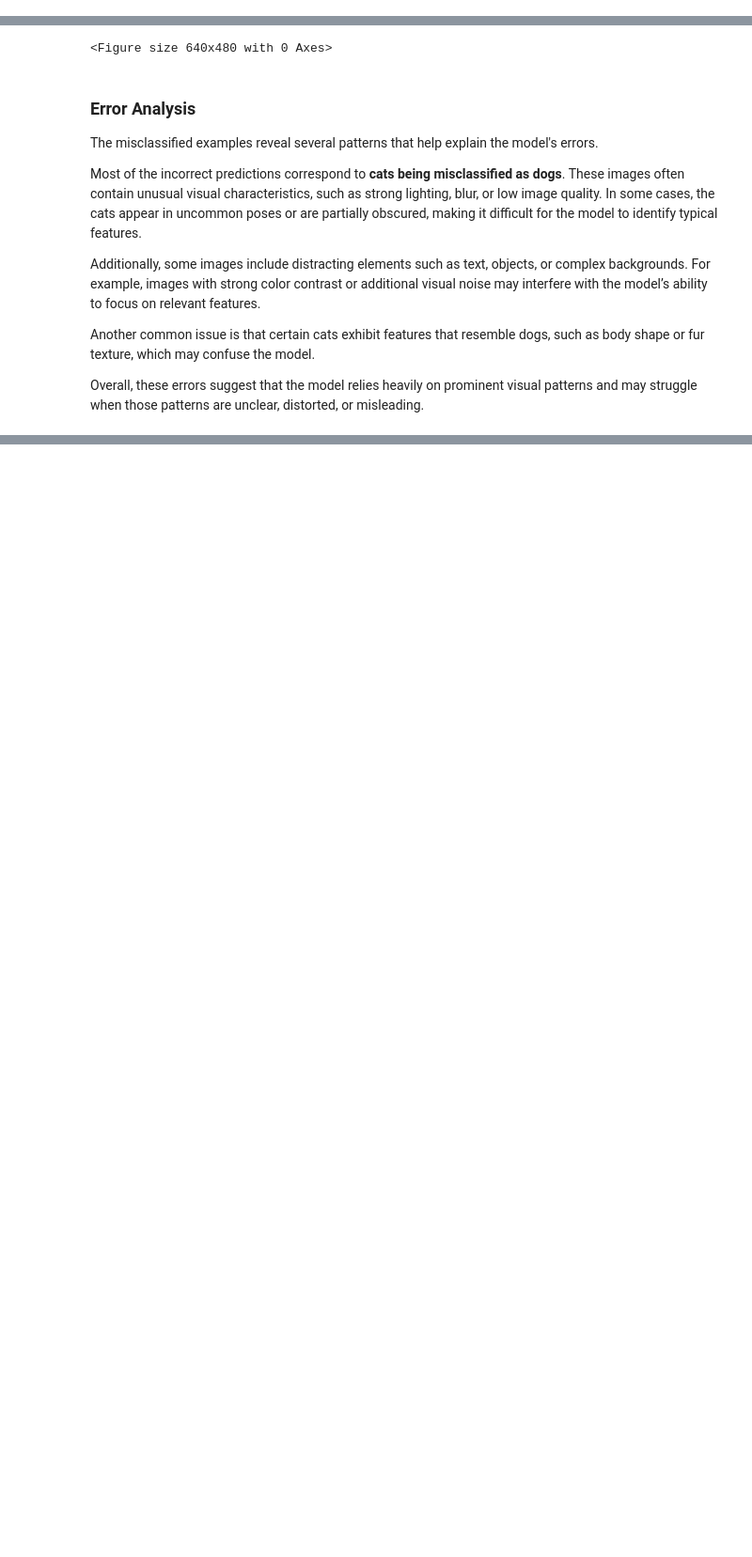
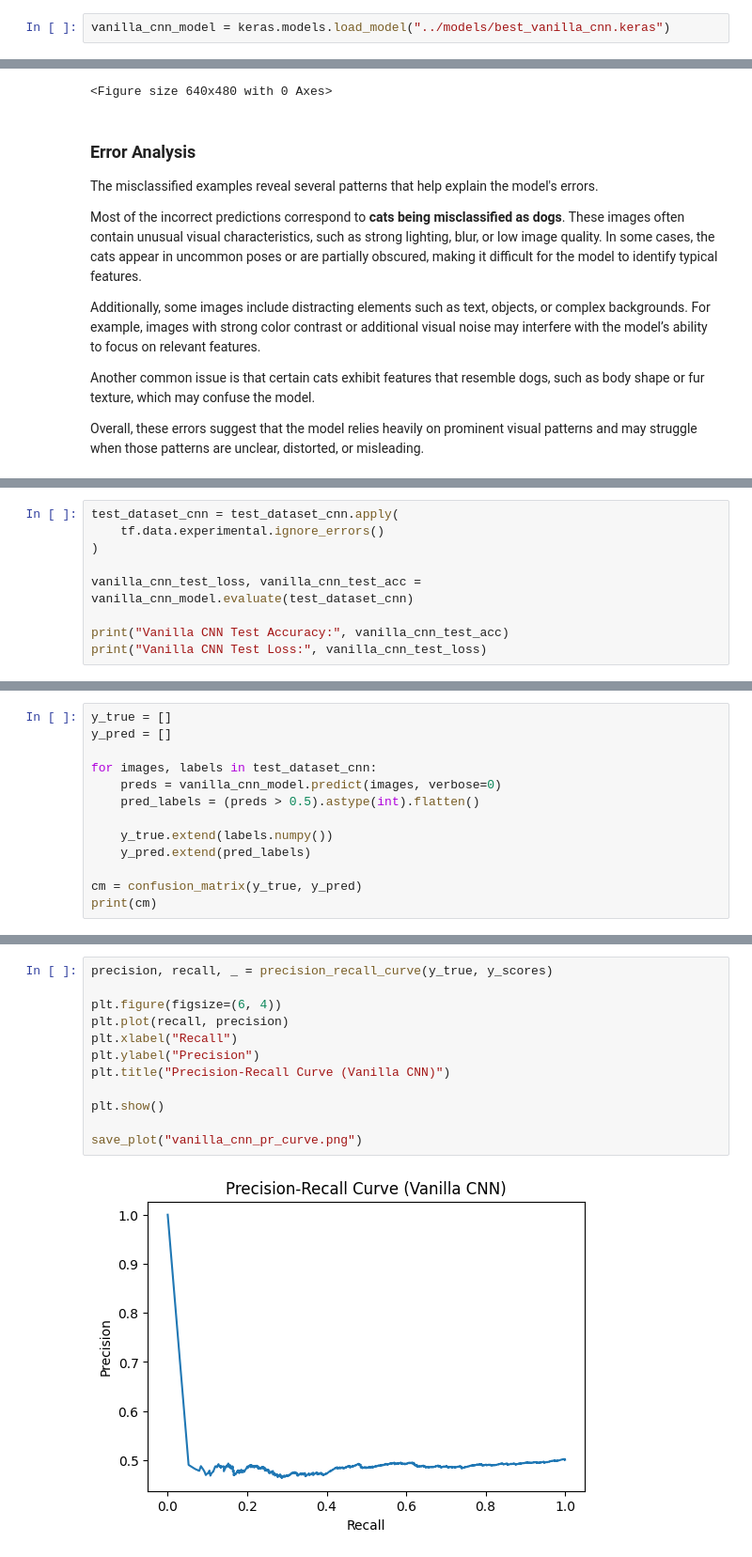
Before and after one commit to ZhuoranZhang0806/DogsAndCatsClassification, a Jupyter notebook: notebook/Lab 3.ipynb, the cells around one changed output, grey strips where cells are left out. Shown at 94% size. Drawn from its saved outputs; the diff is of its cells as text; blank space fills up the shorter version.

```diff
--- a/notebook/Lab 3.ipynb
+++ b/notebook/Lab 3.ipynb
@@ -861,0 +985,2 @@ Overall, the results suggest that VGG16 is already sufficiently expressive for t
+# %%
+vanilla_cnn_model = keras.models.load_model("../models/best_vanilla_cnn.keras")
@@ -1309,0 +1397,9 @@ Therefore, MobileNetV2 is the preferred model for this classification task due t
+# %%
+test_dataset_cnn = test_dataset_cnn.apply(
+    tf.data.experimental.ignore_errors()
+)
+
+vanilla_cnn_test_loss, vanilla_cnn_test_acc = vanilla_cnn_model.evaluate(test_dataset_cnn)
+
+print("Vanilla CNN Test Accuracy:", vanilla_cnn_test_acc)
+print("Vanilla CNN Test Loss:", vanilla_cnn_test_loss)
@@ -1309,0 +1426,13 @@ Therefore, MobileNetV2 is the preferred model for this classification task due t
+# %%
+y_true = []
+y_pred = []
+
+for images, labels in test_dataset_cnn:
+    preds = vanilla_cnn_model.predict(images, verbose=0)
+    pred_labels = (preds > 0.5).astype(int).flatten()
+
+    y_true.extend(labels.numpy())
+    y_pred.extend(pred_labels)
+
+cm = confusion_matrix(y_true, y_pred)
+print(cm)
@@ -1309,0 +1485,14 @@ Therefore, MobileNetV2 is the preferred model for this classification task due t
+# %%
+precision, recall, _ = precision_recall_curve(y_true, y_scores)
+
+plt.figure(figsize=(6, 4))
+plt.plot(recall, precision)
+plt.xlabel("Recall")
+plt.ylabel("Precision")
+plt.title("Precision-Recall Curve (Vanilla CNN)")
+
+plt.show()
+
+save_plot("vanilla_cnn_pr_curve.png")
+# %% [output]
+[figure, added]
```
Also changed, not shown: parts of 39 cells of this notebook, 1 other file.
